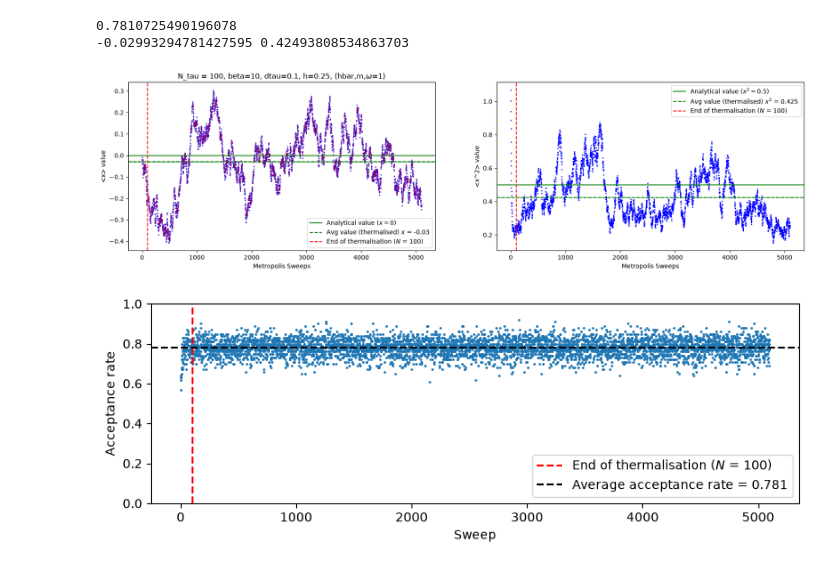
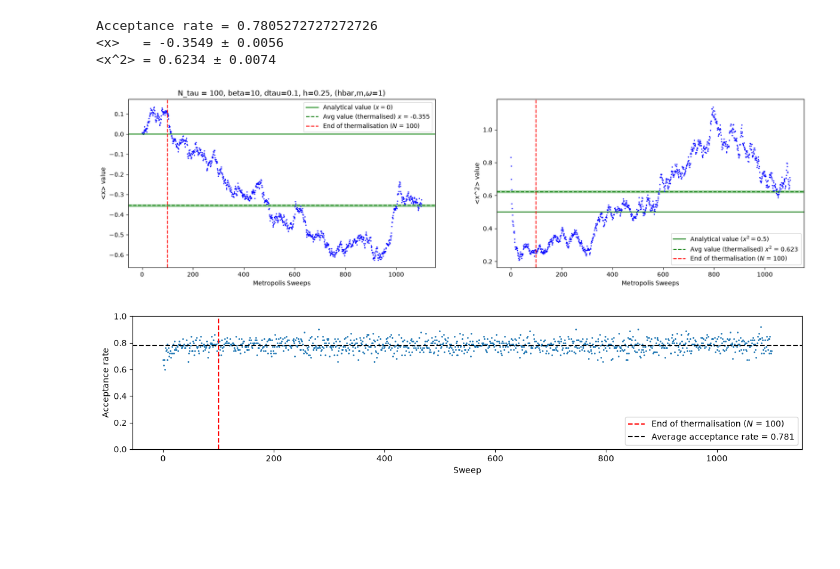
Before and after one commit to phillyyymcd/SHP_QuantumHarmonicOscillator, a Jupyter notebook: SHP_teaching.ipynb, the cells around one changed output. Cells and saved outputs as stored; diff of their text form; code cells hidden in the pictures; blank space fills up the shorter version.

```diff
--- a/SHP_teaching.ipynb
+++ b/SHP_teaching.ipynb
@@ -1,6 +1,9 @@
 # %%
 import numpy as np
 import matplotlib.pyplot as plt
+
+#keeping the seed the same each time
+#np.random.seed(150)
 
 #Define Parameters
 h = 0.25 #step size
@@ -59,8 +62,11 @@ def metropolis_sweep(path, delta_tau):
 
     return path, acc_rate
 
+def naive_error(a):
+    return a.std(ddof=1)/np.sqrt(len(a))
+
 N_therm = 100 #how many of the first sweeps are discarded
-N_sweeps = 5000 #how many passes are repeated
+N_sweeps = 1000 #how many passes are repeated
 
 x = []
 x_2 = []
@@ -79,8 +85,9 @@ x_thermalised = np.array(x[N_therm:])
 x_2_thermalised = np.array(x_2[N_therm:])
 total_acc_rate = np.array(total_acc_rate)
 
-print(np.mean(total_acc_rate))
-print(np.mean(x_thermalised), np.mean(x_2_thermalised))
+print(f"Acceptance rate = {np.mean(total_acc_rate)}")
+print(f"<x>   = {np.mean(x_thermalised):.4f} ± {naive_error(x_thermalised):.4f}")
+print(f"<x^2> = {np.mean(x_2_thermalised):.4f} ± {naive_error(x_2_thermalised):.4f}")
 
 # Expectation values vs. sweeps
 sweeps = np.arange(len(x))
@@ -95,43 +102,36 @@ ax[0].axvline(N_therm, color='r', linestyle='--', label = f"End of thermalisatio
 ax[0].set_title(rf"N_tau = {N_tau}, beta={beta}, dtau={delta_tau}, h={h}, (hbar,m,$\omega$={m})")
 ax[0].legend()
 
 ax[1].plot(sweeps, x_2, 'o', color="blue", markersize=1)
 ax[1].set_xlabel("Metropolis Sweeps")
 ax[1].set_ylabel("<x^2> value")
 #ax[1].set_ylim(0.4, 0.6)
 ax[1].axhline(y=0.5, color='g', linestyle='-', label = f"Analytical value ($x^2=0.5$)")
 ax[1].axhline(y=np.mean(x_2_thermalised), color='g', linestyle='--', label = f"Avg value (thermalised) $x^2$ = {np.round(np.mean(x_2_thermalised), decimals=3)}")
 ax[1].axvline(N_therm, color='r', linestyle='--', label = f"End of thermalisation ($N$ = {N_therm})")
 ax[1].legend()
 
 # Acceptance rate
-plt.figure(figsize=(8,3))
+plt.figure(figsize=(12,3))
 plt.plot(total_acc_rate, '.', markersize=2)
 plt.axvline(N_therm, color='red', linestyle='--', label = f"End of thermalisation ($N$ = {N_therm})")
 plt.axhline(np.mean(total_acc_rate), linestyle='--', color='black', label=f"Average acceptance rate = {np.round(np.mean(total_acc_rate), decimals=3)}")
 plt.ylim(0,1)
 plt.xlabel("Sweep")
 plt.ylabel("Acceptance rate")
 plt.legend()
 
-def naive_error(a):
-    return a.std(ddof=1)/np.sqrt(len(a))
-
 x_mean, x_error = np.mean(x_thermalised), naive_error(x_thermalised)
 x_2_mean, x_2_error = np.mean(x_2_thermalised), naive_error(x_2_thermalised)
 
-individual_x_error = []
-for i in range(N_therm + N_sweeps):
-    individual_x_error.append(naive_error(np.array(x)))
-
-ax[0].errorbar(sweeps, x, yerr=individual_x_error, fmt='none', color='r', markersize=0, elinewidth=0.5) #individual error bars, hard to see
 ax[0].axhspan(x_mean - x_error, x_mean + x_error, color="green", alpha=0.3)
 ax[1].axhspan(x_2_mean - x_2_error, x_2_mean + x_2_error, color="green", alpha=0.3)
 
 plt.tight_layout()
 plt.show()
 # %% [output]
-0.7810725490196078
--0.02993294781427595 0.42493808534863703
+Acceptance rate = 0.7805272727272726
+<x>   = -0.3549 ± 0.0056
+<x^2> = 0.6234 ± 0.0074
-[figure, old version]
+[figure, new version]
-[figure, old version]
+[figure, new version]
```
Also changed, not shown: parts of 3 cells of this notebook.
